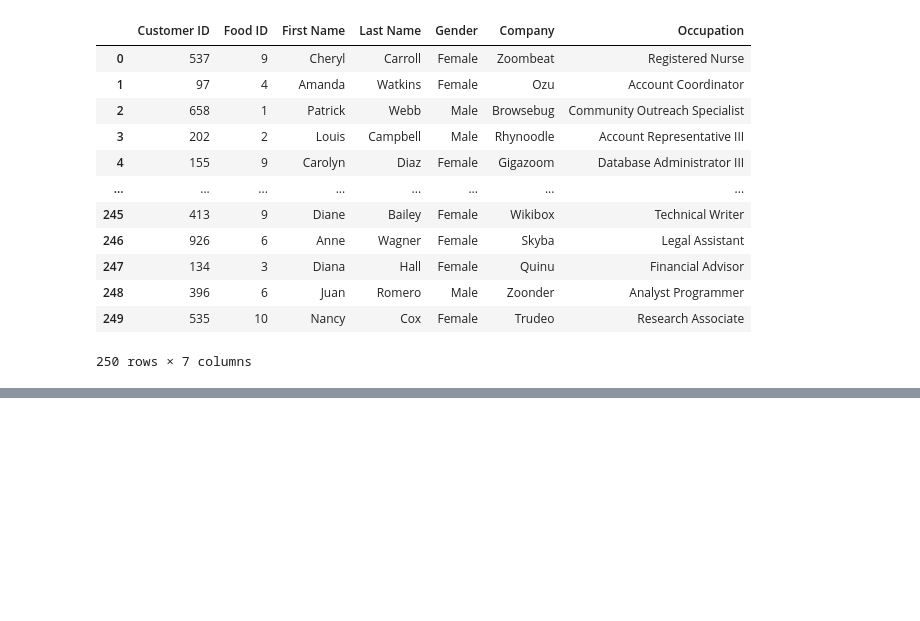
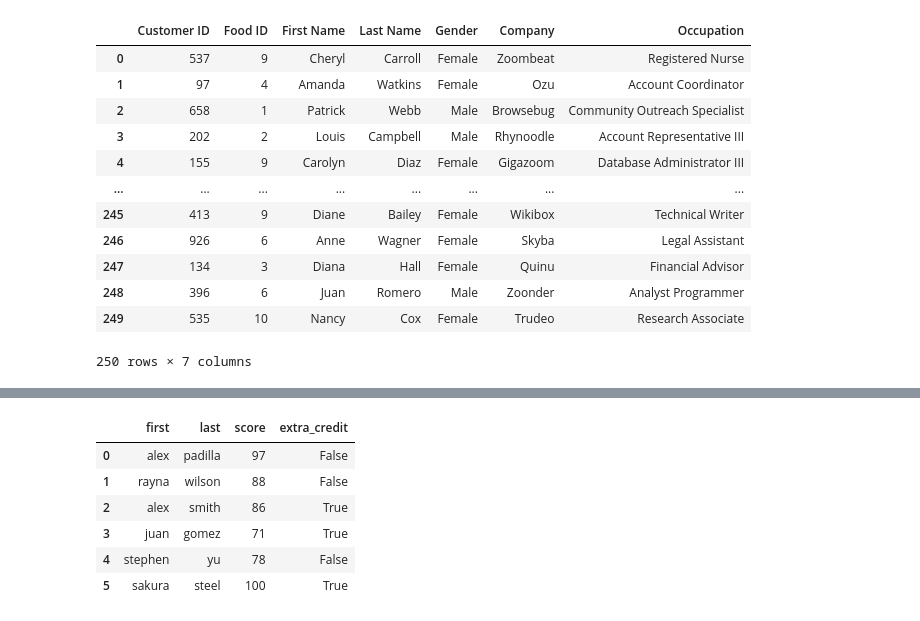
Before and after one commit to Narula901/Python-Library, a Jupyter notebook: Pandas/Practice Problems/Practice Problem - Working with different Dataframes -1.ipynb, the cells around one changed output, grey strips where cells are left out. Saved outputs shown, nothing was run; the diff lists cells and outputs as text; code cells hidden in the pictures; blank space fills up the shorter version.

```diff
--- a/Pandas/Practice Problems/Practice Problem - Working with different Dataframes -1.ipynb
+++ b/Pandas/Practice Problems/Practice Problem - Working with different Dataframes -1.ipynb
@@ -216,3 +216,12 @@ week_1.merge(customer_demo, left_on='Customer ID', right_index=True)
 | 248 | 396 | 6 | Juan | Romero | Male | Zoonder | Analyst Programmer |
 | 249 | 535 | 10 | Nancy | Cox | Female | Trudeo | Research Associate |
 250 rows × 7 columns
+# %%
+midterms = pd.DataFrame(
+    [['alex', 'padilla', 92], ['rayna', 'wilson', 83], ['juan', 'gomez', 78], ['angela', 'smith', 66],['stephen', 'yu', 98]],
+    columns=['first', 'last', 'score']
+)
+finals = pd.DataFrame(
+    [['alex','padilla', 97, False], ['rayna', 'wilson', 88, False], ['alex', 'smith', 86, True], ['juan', 'gomez', 71, True], ['stephen', 'yu', 78, False], ['sakura', 'steel', 100, True]],
+    columns=['first', 'last','score', 'extra_credit']
+)
@@ -218,0 +237,10 @@ week_1.merge(customer_demo, left_on='Customer ID', right_index=True)
+# %%
+finals
+# %% [output]
+|  | first | last | score | extra_credit |
+| 0 | alex | padilla | 97 | False |
+| 1 | rayna | wilson | 88 | False |
+| 2 | alex | smith | 86 | True |
+| 3 | juan | gomez | 71 | True |
+| 4 | stephen | yu | 78 | False |
+| 5 | sakura | steel | 100 | True |
```
Also changed, not shown: parts of 20 cells of this notebook.
